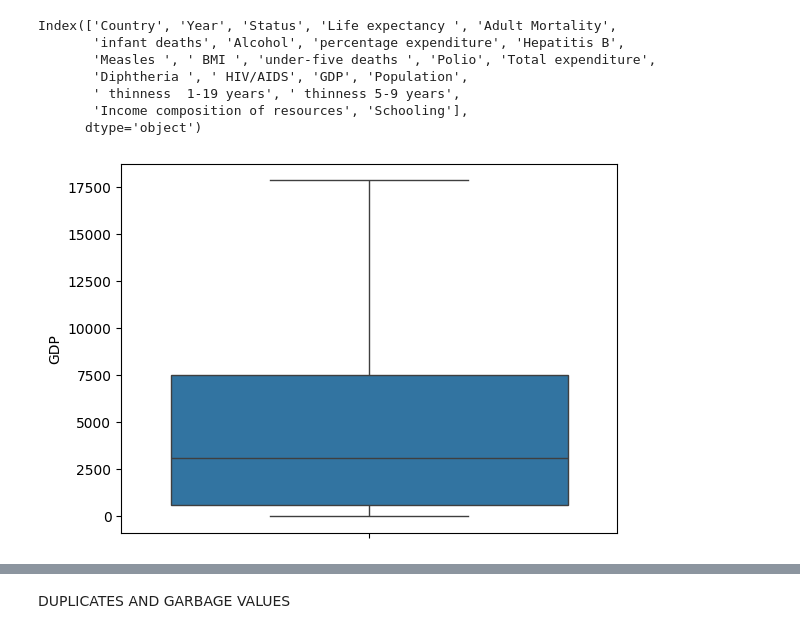
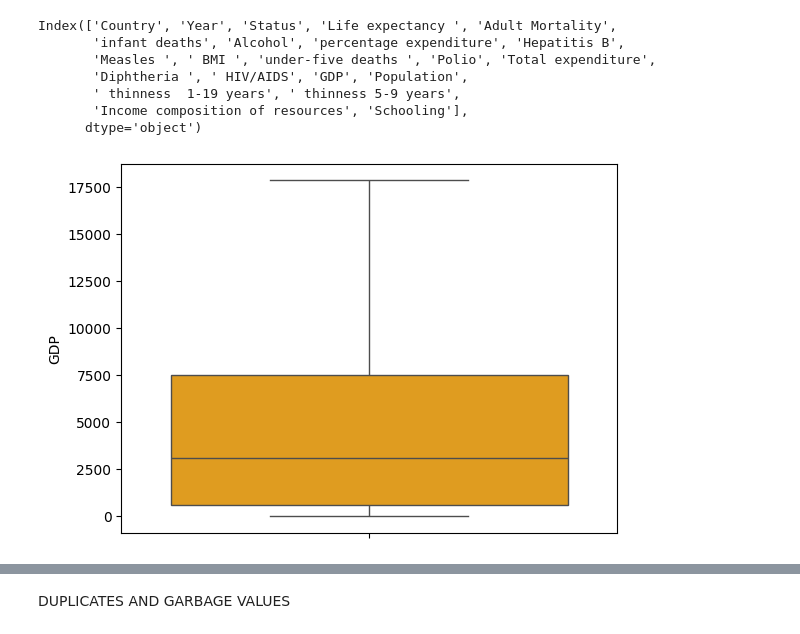
Before and after one commit to TSravani733/Assignment_1, a Jupyter notebook: internship_EDA.ipynb, the cells around one changed output, grey strips where cells are left out. Saved outputs shown, nothing was run; the diff lists cells and outputs as text; code cells hidden in the pictures.

```diff
--- a/internship_EDA.ipynb
+++ b/internship_EDA.ipynb
@@ -193,6 +193,6 @@ df.describe(include="object")
 HISTOGRAM
 # %%
 for i in df.select_dtypes(include="number").columns:
-  sns.histplot(data=df,x=i)
+  sns.histplot(data=df,x=i,color="red") # Changed 'col="red"' to 'color="red"'
   plt.show()
 # %% [output]
@@ -213,7 +213,6 @@ for i in df.select_dtypes(include="number").columns:
 left skew right skew disr=tribution
 # %%
 for i in df.select_dtypes(include="number").columns:
-  sns.box
-  plot(data=df,x=i)
+  sns.boxplot(data=df,x=i,color="yellow") # Changed 'col="red"' to 'color="red"'
   plt.show()
 # %% [output]
@@ -244,6 +243,6 @@ for i in  ['Year', 'Adult Mortality', 'infant deaths',
        'under-five deaths ', 'Polio', 'Total expenditure', 'Diphtheria ',
        ' HIV/AIDS', 'GDP', 'Population', ' thinness  1-19 years',
        ' thinness 5-9 years', 'Income composition of resources', 'Schooling']:
-    sns.scatterplot(data=df,x=i,y='Life expectancy ')
+    sns.scatterplot(data=df,x=i,y='Life expectancy ',color="blue")
     plt.show()
 # %% [output]
@@ -407,7 +406,7 @@ Index(['Country', 'Year', 'Status', 'Life expectancy ', 'Adult Mortality',
       dtype='object')
 # %%
 for i in ['GDP','Total expenditure',' thinness  1-19 years',' thinness 5-9 years']:
-  sns.boxplot(df[i])
+  sns.boxplot(df[i],color="orange")
   plt.show()
 # %% [output]
-[figure, old version]
+[figure, new version]
```
Also changed, not shown: parts of 4 cells of this notebook.
